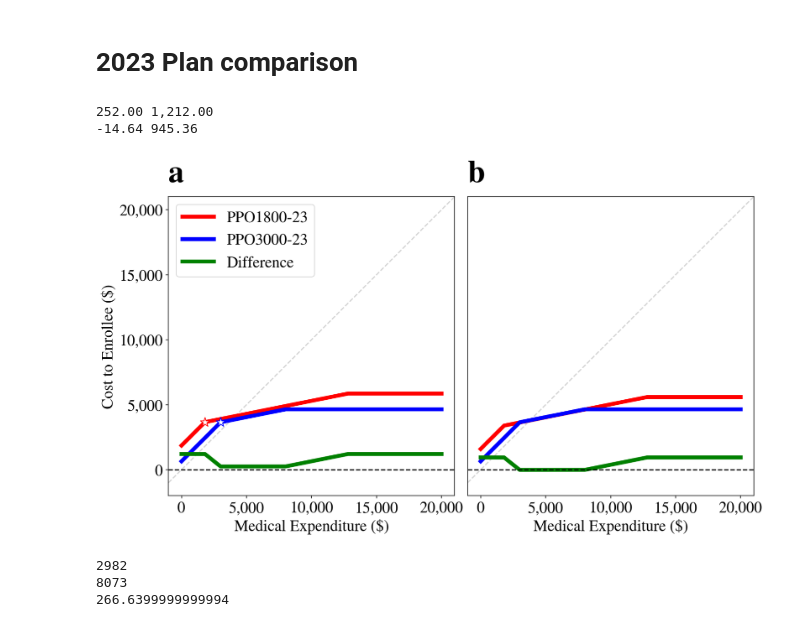
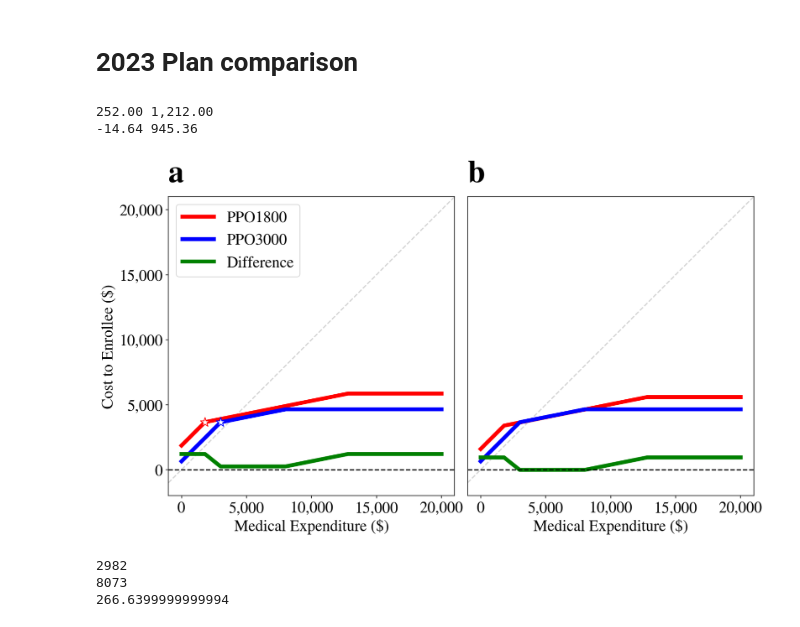
Before and after one commit to sbooeshaghi/health-insurance, a Jupyter notebook: healthcare_costs.ipynb, the cells around one changed output. Drawn from its saved outputs; the diff is of its cells as text; code cells hidden in the pictures.

```diff
--- a/healthcare_costs.ipynb
+++ b/healthcare_costs.ipynb
@@ -478,13 +478,13 @@ premium, deductible, oopm, norm = (
 # Non-normalized plot
 ax = axs[0]
 y0 = np.array([insurance_cost(i, premium, deductible, oopm) for i in x])
-ax.plot(x, y0, label=plan, color=color, linewidth=5)
+ax.plot(x, y0, label=plan.split("-")[0], color=color, linewidth=5)
 ax.scatter(deductible, deductible+premium, marker="*", edgecolor=color, s=150, zorder=10, color="white")
 
 # Normalized plot
 ax = axs[1]
 y1 = np.array([insurance_cost(i, premium-norm, deductible, oopm) for i in x])
-ax.plot(x, y1, label=plan, color=color, linewidth=5)
+ax.plot(x, y1, label=plan.split("-")[0], color=color, linewidth=5)
 
 p1_nn = y0
 p1_norm = y1
@@ -503,7 +503,7 @@ premium, deductible, oopm, norm = (
 # Non-normalized plot
 ax = axs[0]
 y0 = np.array([insurance_cost(i, premium, deductible, oopm) for i in x])
-ax.plot(x, y0, label=plan, color=color, linewidth=5)
+ax.plot(x, y0, label=plan.split("-")[0], color=color, linewidth=5)
 ax.scatter(deductible, deductible+premium, marker="*", edgecolor=color, s=150, zorder=10, color="white")
 
 # Normalized plot
@@ -530,34 +530,34 @@ for ax in axs:
 ##################################### plot settings
 
 axs[0].set(**{
     "xlabel": "Medical Expenditure ($)",
     "ylabel": "Cost to Enrollee ($)",
     "ylim": -2000
 })
 axs[1].set(**{
     "xlabel": "Medical Expenditure ($)",
     "yticks": [],
     "yticklabels": [],
     "ylim": -2000
 })
 
 axs[0].legend()
 
 for n, ax in enumerate(axs.flat):
 
     ax.imshow(np.random.randn(10,10), interpolation='none')
     ax.text(0, 1.05, string.ascii_lowercase[n], transform=ax.transAxes,
             size=40, weight='bold')
 
 fig.savefig("plan_comparison-23.png", dpi=300, bbox_inches="tight")
 fig.show()
 
 print(f"{min(p1_nn-p2_nn):,.2f}", f"{max(p1_nn-p2_nn):,.2f}")
 print(f"{min(p1_norm-p2_norm):,.2f}", f"{max(p1_norm-p2_norm):,.2f}")
 # %% [output]
 252.00 1,212.00
 -14.64 945.36
-[figure, old version]
+[figure, new version]
 # %%
 print(x[np.where(p1_norm-p2_norm < 0)[0][0]]) # low end intersect
 print(x[np.where(p1_norm-p2_norm < 0)[0][-1]]) # high end intersect
```
Also changed, not shown: parts of 2 cells of this notebook.
